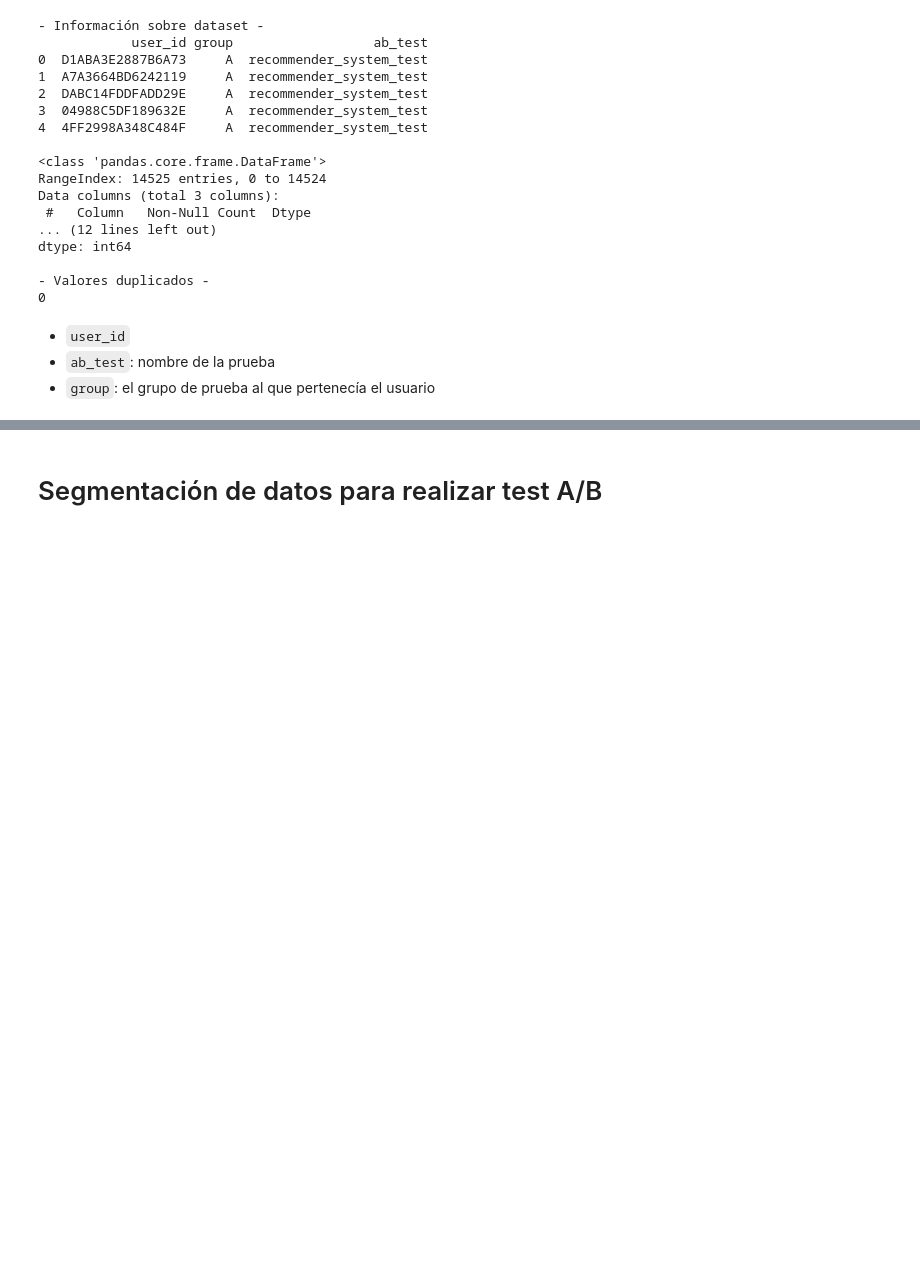
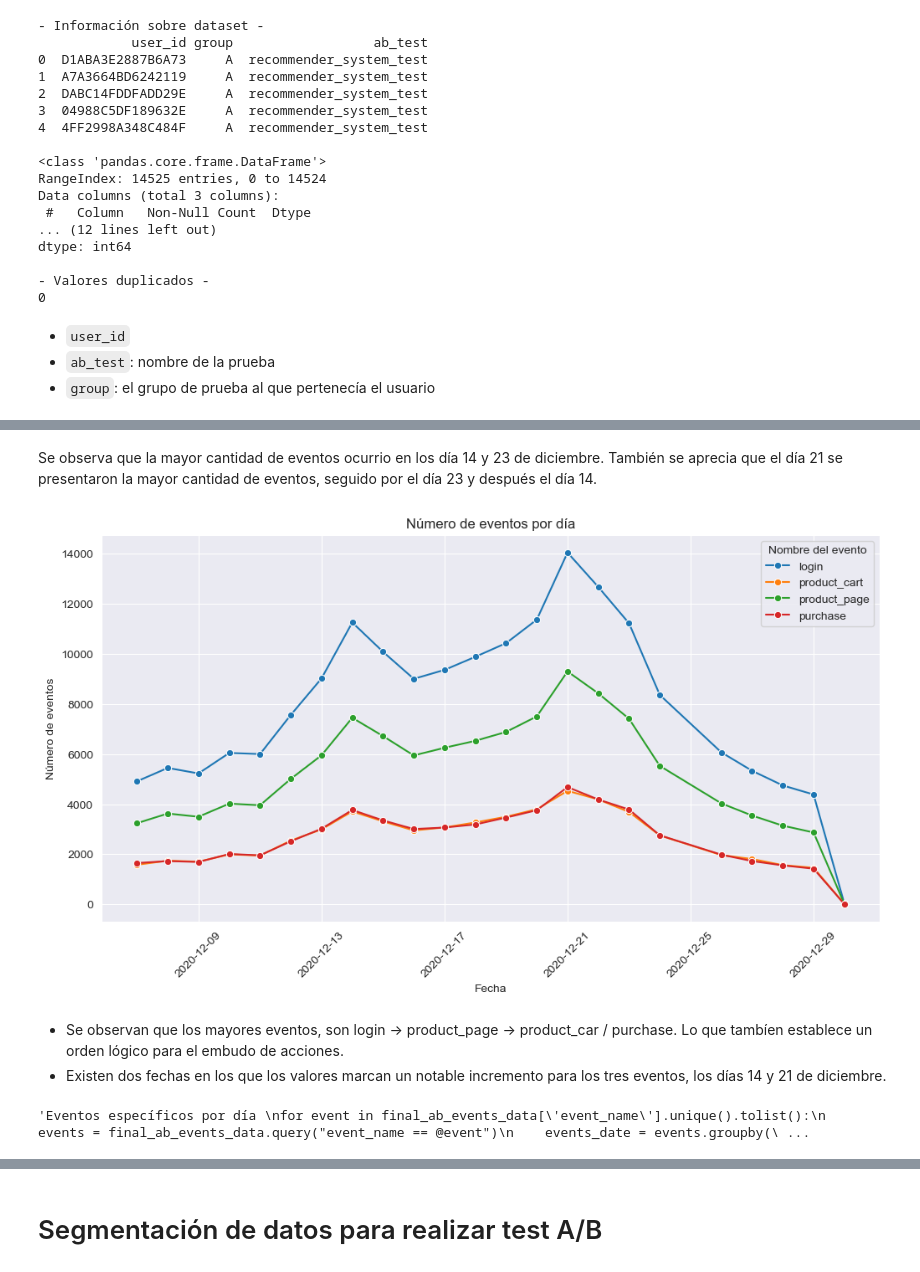
Before and after one commit to Alop89/integral_project, a Jupyter notebook: a_b_test/a_b_test.ipynb, the cells around one changed output, grey strips where cells are left out. Drawn from its saved outputs; the diff is of its cells as text; code cells hidden in the pictures; blank space fills up the shorter version.

```diff
--- a/a_b_test/a_b_test.ipynb
+++ b/a_b_test/a_b_test.ipynb
@@ -261,0 +344,36 @@ dtype: int64
+# %% [markdown]
+Se observa que la mayor cantidad de eventos ocurrio en los día 14 y 23 de diciembre. También se aprecia que el día 21 se presentaron la mayor cantidad de eventos, seguido por el día 23 y después el día 14.
+# %%
+# Gráfico de línea con eventos por nombre y fecha
+events_per_day = final_ab_events_data.groupby(['date', 'event_name']).size().reset_index(name='count')
+plt.figure(figsize=(12, 6))
+sns.lineplot(data=events_per_day, x='date', y='count', hue='event_name', marker='o')
+
+plt.title('Número de eventos por día')
+plt.xlabel('Fecha')
+plt.ylabel('Número de eventos')
+plt.xticks(rotation=45)
+plt.legend(title='Nombre del evento')
+plt.show()
+# %% [output]
+[figure, added]
+# %% [markdown]
+* Se observan que los mayores eventos, son login -> product_page -> product_car / purchase. Lo que tambíen establece un orden lógico para el embudo de acciones.
+* Existen dos fechas en los que los valores marcan un notable incremento para los tres eventos, los días 14 y 21 de diciembre.
+# %%
+# Queda sin efecto, se relizó gráfica de línea
+
+"""Eventos específicos por día
+for event in final_ab_events_data['event_name'].unique().tolist():
+    events = final_ab_events_data.query("event_name == @event")
+    events_date = events.groupby('date').agg({'event_name':'count'}).reset_index()
+    events_date.rename(columns ={'event_name':'count'}, inplace = True)
+    plt.figure(figsize=(13,6))
+    sns.barplot(data=events_date, x='date', y='count', palette='viridis', hue ='date', legend=False)
+    plt.title(f'Cantidad de eventos {event} por día')
+    plt.xlabel('Fecha de eventos')
+    plt.ylabel(event)
+    plt.xticks(rotation=90)
+    plt.show()"""
+# %% [output]
+'Eventos específicos por día \nfor event in final_ab_events_data[\'event_name\'].unique().tolist():\n    events = final_ab_events_data.query("event_name == @event")\n    events_date = events.groupby(\ ...
```
Also changed, not shown: parts of 45 cells of this notebook.
